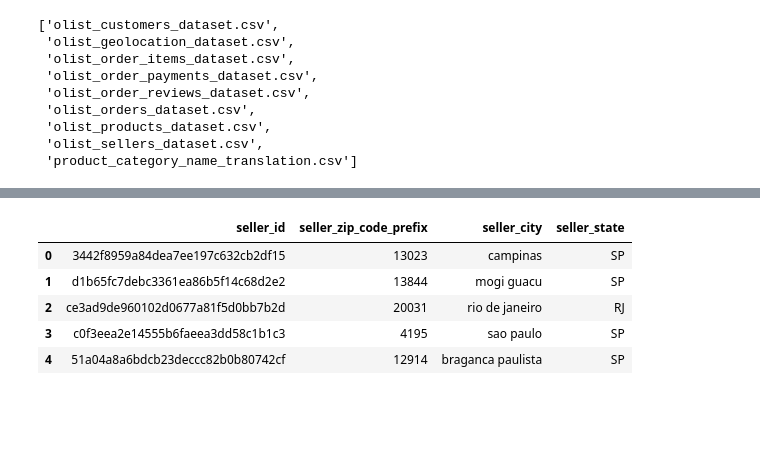
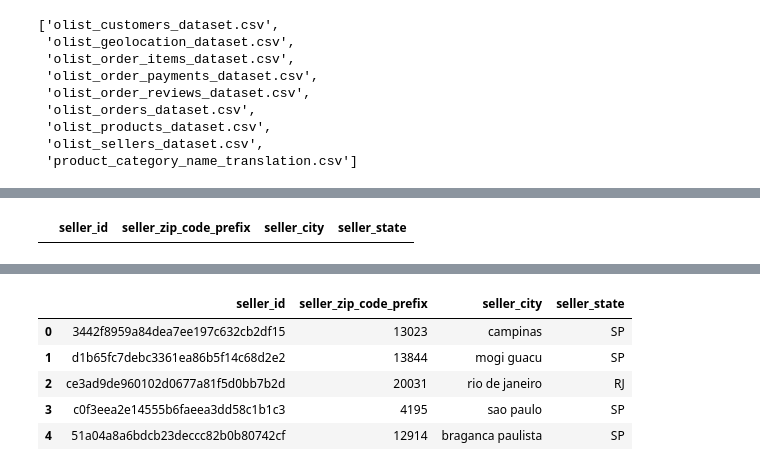
Before and after one commit to Hoanpc777/OneMount-Exam, a Jupyter notebook: Exam.ipynb, the cells around one changed output, grey strips where cells are left out. Cells and saved outputs as stored; diff of their text form; code cells hidden in the pictures; blank space fills up the shorter version.

```diff
--- a/Exam.ipynb
+++ b/Exam.ipynb
@@ -38,3 +40,8 @@ customers.head(5)
+# %%
+# Check null bảng sellers
+sellers[sellers.isnull().any(axis=1)]
+# %% [output]
+|  | seller_id | seller_zip_code_prefix | seller_city | seller_state |
 # %%
 # seller_zipcode = pd.merge(sellers,geolocation,how='left',left_on = 'seller_zip_code_prefix',right_on = 'geolocation_zip_code_prefix')
 # customer_zipcode = pd.merge(customers,geolocation,how='left',left_on = 'customer_zip_code_prefix',right_on = 'geolocation_zip_code_prefix')
```
Also changed, not shown: parts of 16 cells of this notebook, 2 other files.
